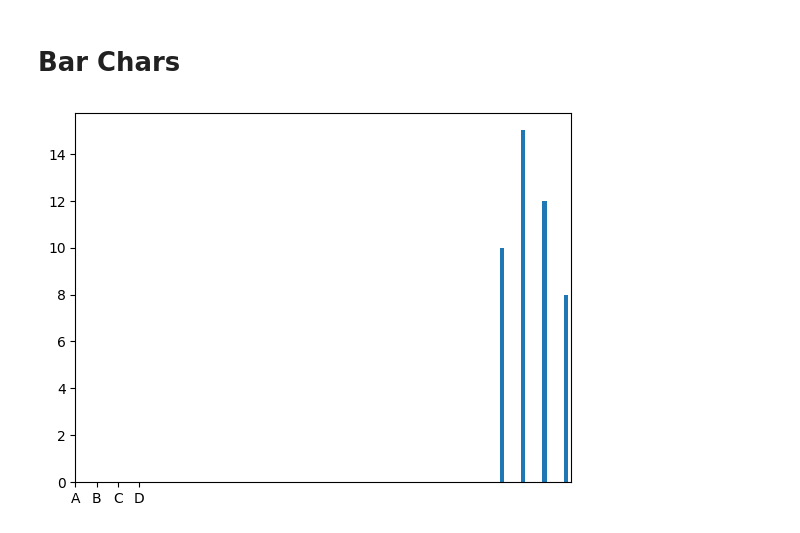
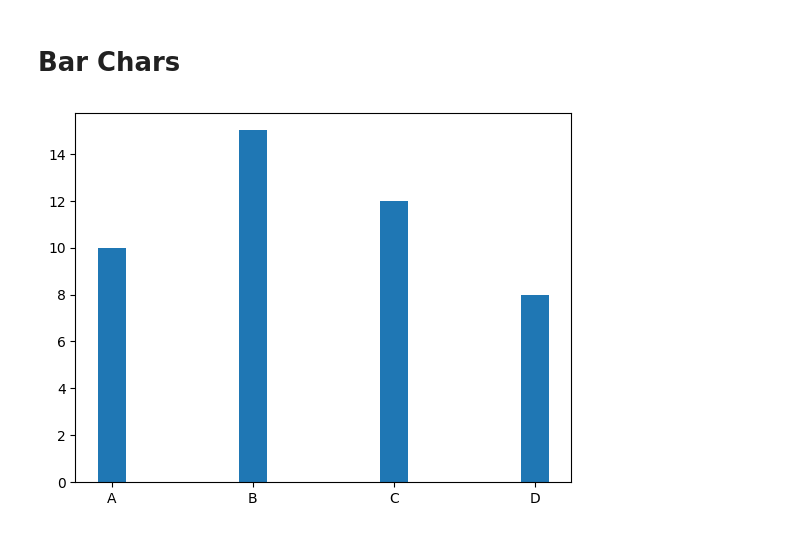
Before and after one commit to NuraddinQJ/AiDojo-Bootcamp, a Jupyter notebook: Week2_Day2.ipynb, the cells around one changed output. Saved outputs shown, nothing was run; the diff lists cells and outputs as text; code cells hidden in the pictures.

```diff
--- a/Week2_Day2.ipynb
+++ b/Week2_Day2.ipynb
@@ -126,11 +126,11 @@ plt.show()
 # %%
 cat = ['A', 'B', 'C', 'D']
 val = [10, 15 , 12 ,8]
 x = np.arange(len(cat))
 
-plt.bar(x+20, val, 0.2)
+plt.bar(x, val, 0.2)
 plt.xticks(x,cat)
 
 plt.show()
 # %% [output]
-[figure, old version]
+[figure, new version]
```
Also changed, not shown: parts of 11 cells of this notebook.
